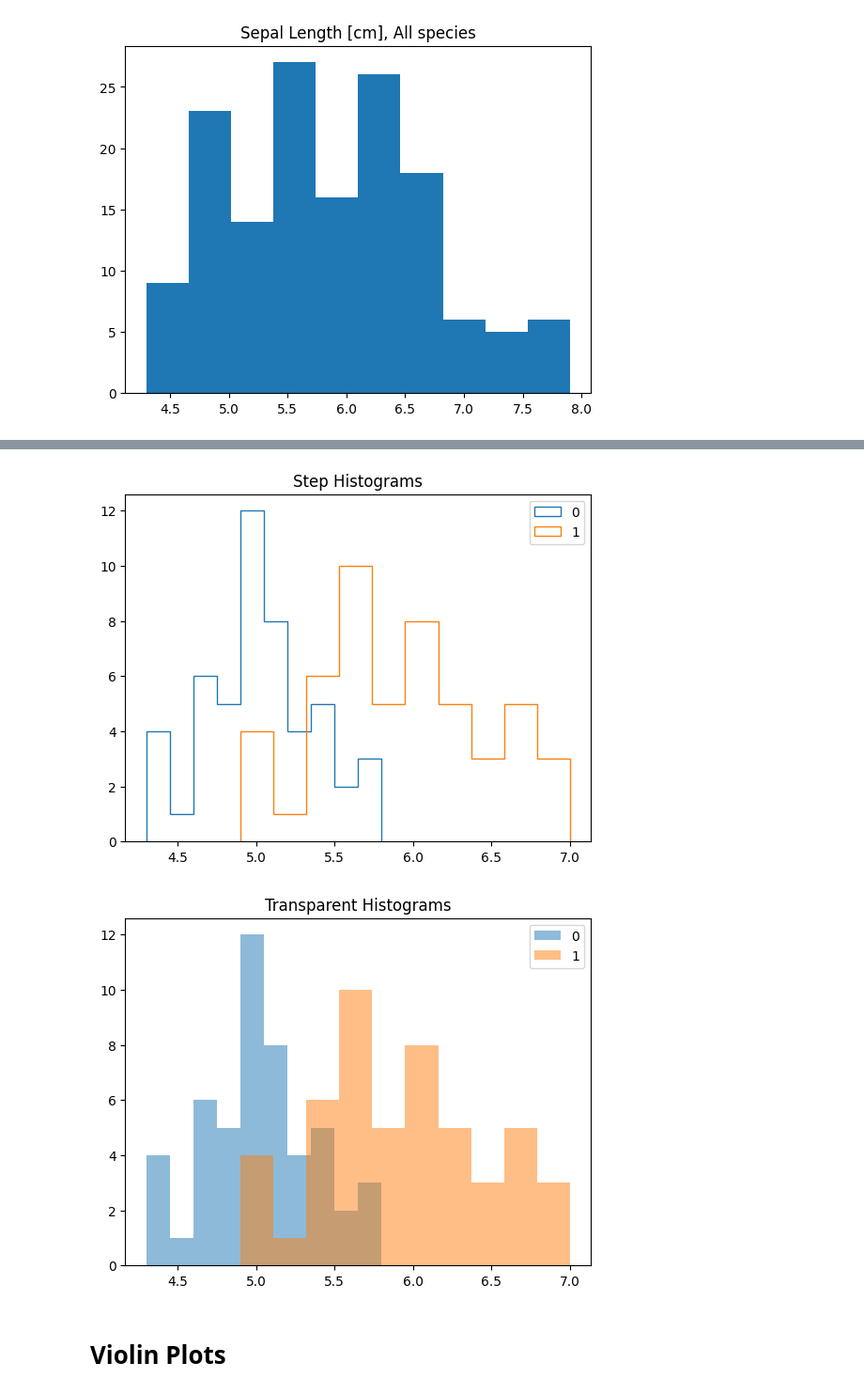
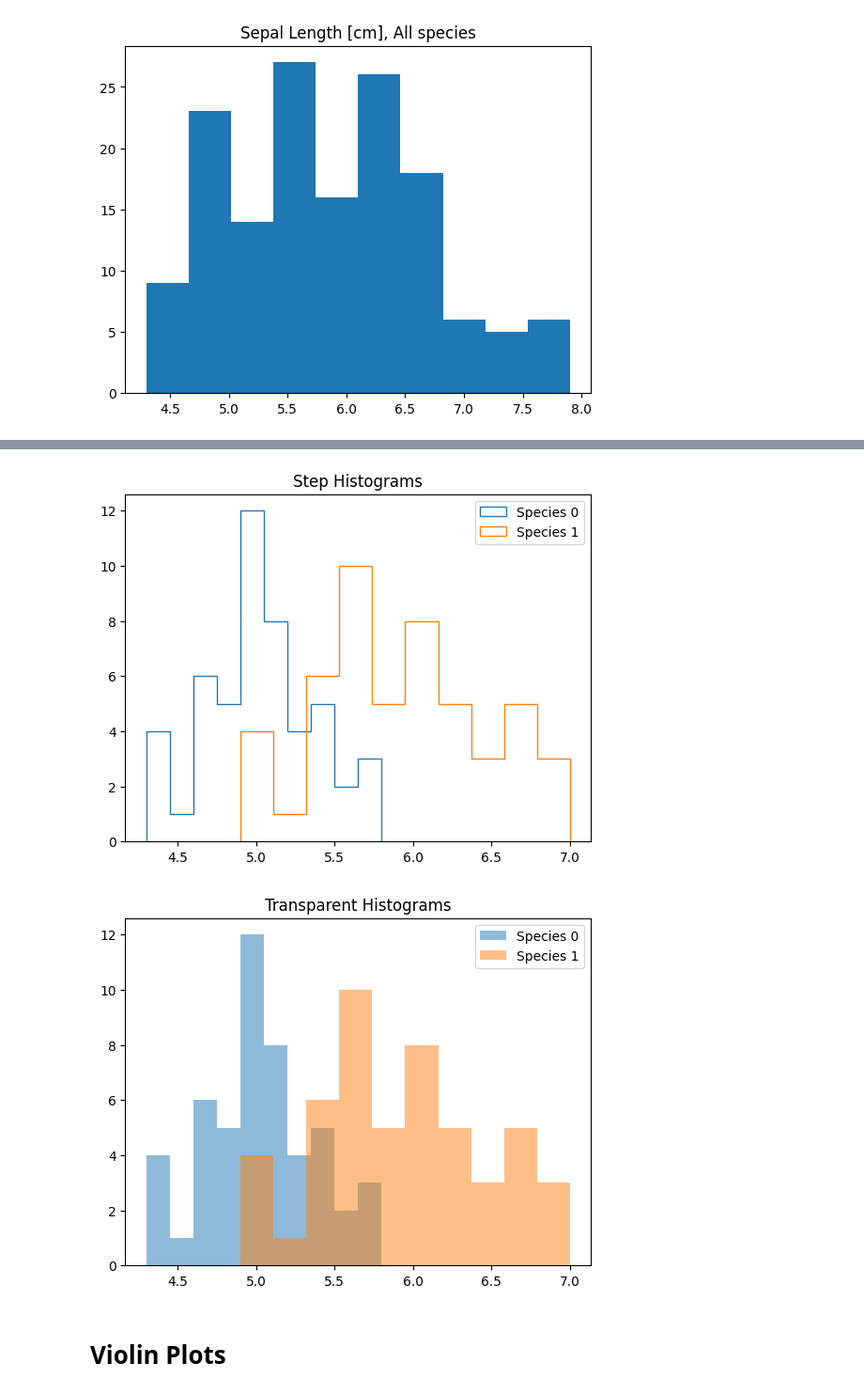
Before and after one commit to mdaugherity/MachineLearning2024, a Jupyter notebook: tutorial/Tutorial_04_First_Look_at_Data.ipynb, the cells around one changed output, grey strips where cells are left out. Shown at 94% size. Drawn from its saved outputs; the diff is of its cells as text; code cells hidden in the pictures.

```diff
--- a/tutorial/Tutorial_04_First_Look_at_Data.ipynb
+++ b/tutorial/Tutorial_04_First_Look_at_Data.ipynb
@@ -108,19 +109,19 @@ plt.show()
 # %%
-plt.hist( X[y==0,0],histtype='step',label='0' )   # column 0, species 0
-plt.hist( X[y==1,0],histtype='step', label='1')   # column 0, species 1
+plt.hist( X[y==0,0],histtype='step',label='Species 0' )   # column 0, species 0
+plt.hist( X[y==1,0],histtype='step', label='Species 1')   # column 0, species 1
 plt.title('Step Histograms')
 plt.legend()
 plt.show()
 # %% [output]
-[figure, old version]
+[figure, new version]
 # %%
-plt.hist( X[y==0,0],alpha=0.5,label='0' )   # column 0, species 0
-plt.hist( X[y==1,0],alpha=0.5,label='1')   # column 0, species 0
+plt.hist( X[y==0,0],alpha=0.5,label='Species 0' )   # column 0, species 0
+plt.hist( X[y==1,0],alpha=0.5,label='Species 1')   # column 0, species 0
 plt.title('Transparent Histograms')
 plt.legend()
 plt.show()
 # %% [output]
-[figure, old version]
+[figure, new version]
 # %% [markdown]
 # Violin Plots
 # %%
```
Also changed, not shown: parts of 3 cells of this notebook.
